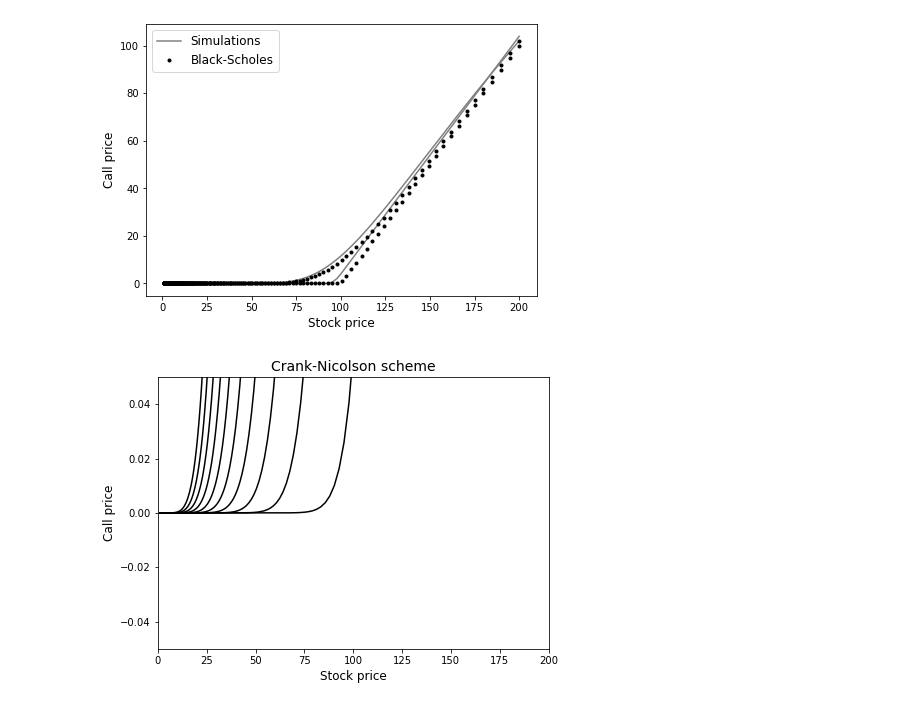
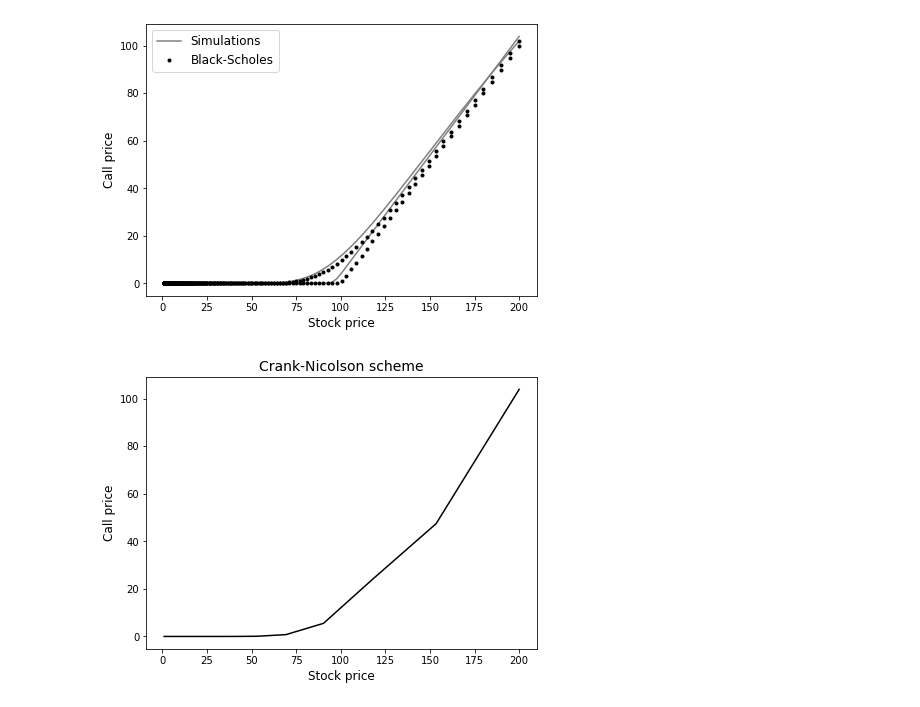
Before and after one commit to WillemJan9519/SPFDM3, a Jupyter notebook: SPFDM 3.ipynb, the cells around one changed output. Drawn from its saved outputs; the diff is of its cells as text; code cells hidden in the pictures.

```diff
--- a/SPFDM 3.ipynb
+++ b/SPFDM 3.ipynb
@@ -90,41 +90,42 @@ def call_Crank_Nicolson(dx,nx,dt,nt,V,ntout):
     A = diags([a_1, a0, a1], [-1, 0, 1],
           shape=(nx-2, nx-2)).toarray()
     B1 = diags([b_1, b0, b1],[-1, 0, 1], shape=(nx-2, nx-2)).toarray()
-    for n in range(1,nt): # time is going from second time step to last
+    for n in range(1,int(1/dt)): # time is going from second time step to last
         Vn = V
         B = np.dot(Vn[1:-1],B1)
         B[0] = B[0] - a_1*V0
         B[-1] = B[-1] - a_1*V1
         V[1:-1] = np.linalg.solve(A,B)
         if n % int(nt/float(ntout)) == 0 or n==nt-1:
             Vout.append(V.copy()) # numpy arrays are mutable,
             #so we need to write out a copy of V, not V itself
     return Vout
 
 x_max = np.log(200) # ????
 t_max = 1 # total time in yr
-dt = 0.005 # grid size for time
+dt = 0.05 # grid size for time
 dx = dt*x_max/t_max # grid size for x
 sigma = 0.3
 r = 0.04
 K = 100
 
 
 x = np.arange(0,x_max+dx,dx)
 S = np.exp(x)
 nx = len(x)
-nt = 1000
+nt = 100
 plt.figure(figsize=(7,5))
-V = np.zeros((nx,)) # initial condition
+V = np.max(np.vstack((np.zeros(len(x)),S-K*np.exp(-r*t_max))),axis=0) # initial condition
+# boundary conditions
 V[0] = 0
-V[-1] = np.exp(x_max) - K*np.exp(-r*(t_max-t))
+V[-1] = np.exp(x_max) - K*np.exp(-r*(t_max))
 Vout = call_Crank_Nicolson(dx,nx,dt,nt,V,10)
 
 for V in Vout:
     plt.plot(S,V,'k')
 plt.xlabel('Stock price',fontsize=12)
 plt.ylabel('Call price',fontsize=12)
-plt.axis([0,np.exp(x_max),0,V[0]])
+# plt.axis([0,np.exp(x_max),0,V[0]])
 plt.title('Crank-Nicolson scheme',fontsize=14);
 # %% [output]
-[figure, old version]
+[figure, new version]
```
